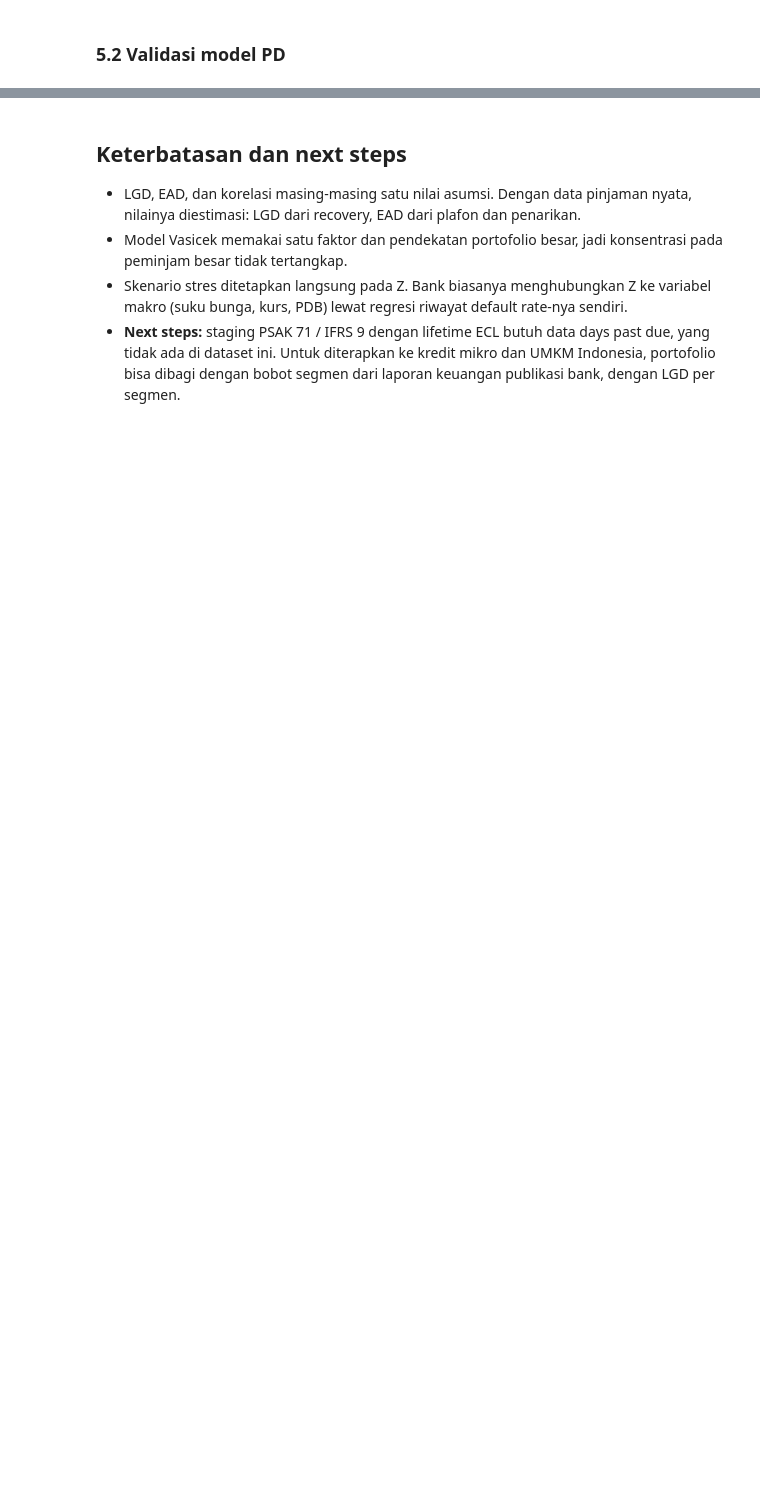
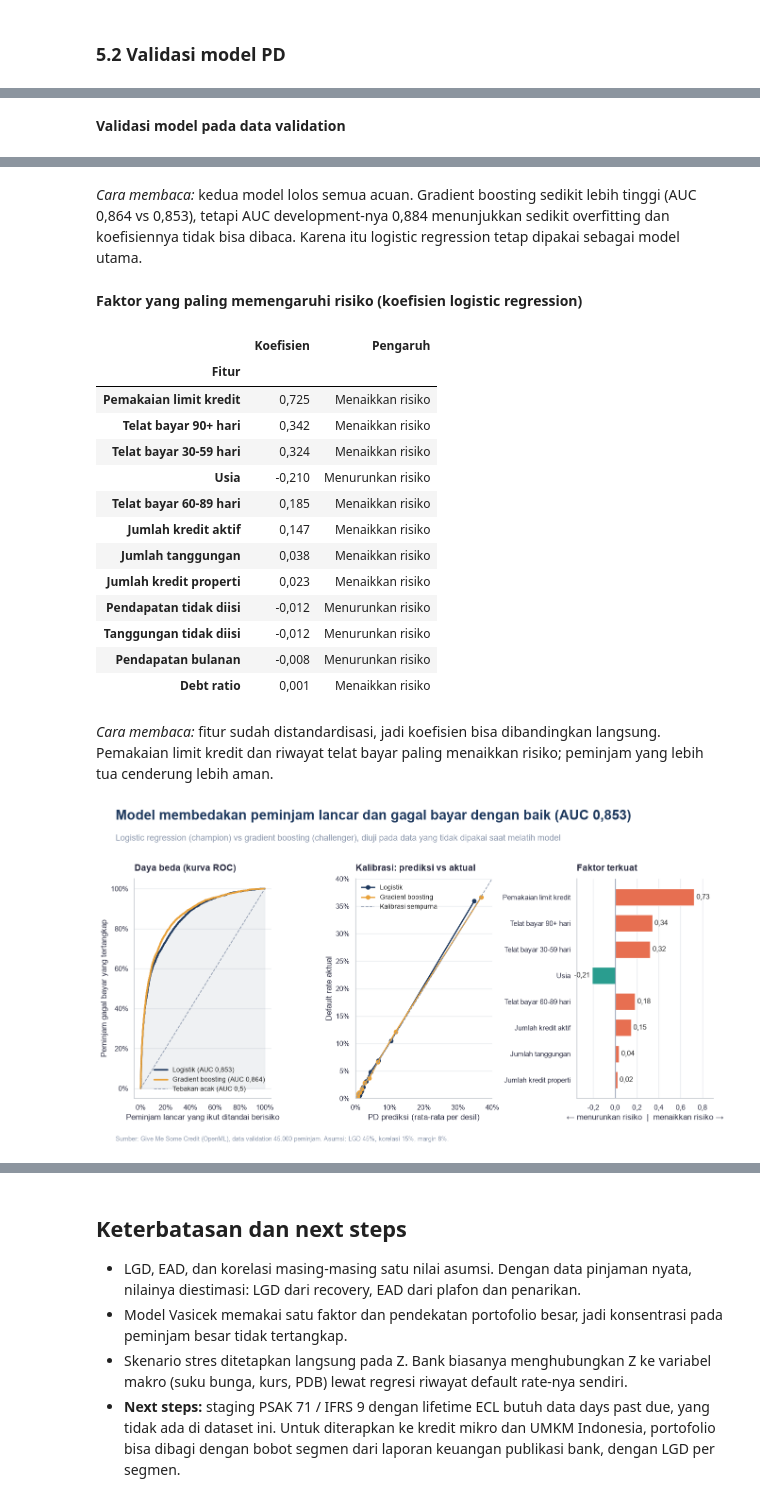
Before and after one commit to aldo02032004/credit-risk-model, a Jupyter notebook: credit_risk_model.ipynb, the cells around one changed output, grey strips where cells are left out. Saved outputs shown, nothing was run; the diff lists cells and outputs as text; code cells hidden in the pictures; blank space fills up the shorter version.

```diff
--- a/credit_risk_model.ipynb
+++ b/credit_risk_model.ipynb
@@ -278,0 +310,58 @@ Default rate aktual per desil skor (1 = skor terendah):
+# %%
+g = val.loc["Gradient boosting"]
+baris = [("AUC", "AUC", 3, "≥ 0,75", "Peluang model memberi PD lebih tinggi ke peminjam gagal bayar daripada ke peminjam lancar"),
+         ("Gini", "Gini", 3, "≥ 0,50", "Sama dengan 2 × AUC − 1, ukuran daya beda yang lazim dipakai bank"),
+         ("KS", "KS", 3, "≥ 0,30", "Jarak terbesar antara sebaran skor peminjam lancar dan gagal bayar"),
+         ("Brier score", "Brier", 4, "Makin kecil makin baik", "Rata-rata kuadrat selisih PD prediksi dengan hasil aktual"),
+         ("AUC data development", "AUC dev", 3, "Dekat AUC validation", "Selisih besar berarti model menghafal data latih (overfitting)"),
+         ("PSI development → validation", "PSI dev→val", 4, "< 0,10", "Pergeseran sebaran skor; makin kecil makin stabil")]
+tabel_val = pd.DataFrame([(lab, num(v[k], d), num(g[k], d), acuan, arti) for lab, k, d, acuan, arti in baris],
+                         columns=["Metrik", "Logistik (champion)", "Gradient boosting (challenger)", "Acuan", "Arti"])
+tabel_val.loc[len(tabel_val)] = ["PD rata-rata vs default aktual", f"{pct(v['PD rata-rata'], 2)} vs {pct(v['Default rate aktual'], 2)}",
+                                 f"{pct(g['PD rata-rata'], 2)} vs {pct(g['Default rate aktual'], 2)}", "Sama",
+                                 "Cek apakah level PD tepat (kalibrasi), bukan hanya urutannya"]
+tampil("Validasi model pada data validation", tabel_val.set_index("Metrik"),
+       f"kedua model lolos semua acuan. Gradient boosting sedikit lebih tinggi (AUC {num(g.AUC)} vs {num(v.AUC)}), "
+       f"tetapi AUC development-nya {num(g['AUC dev'])} menunjukkan sedikit overfitting dan koefisiennya tidak bisa dibaca. "
+       "Karena itu logistic regression tetap dipakai sebagai model utama.")
+
+tampil("Faktor yang paling memengaruhi risiko (koefisien logistic regression)",
+       pd.DataFrame({"Koefisien": coef.map(num).values,
+                     "Pengaruh": np.where(coef > 0, "Menaikkan risiko", "Menurunkan risiko")},
+                    index=pd.Index(coef.index.map(nama_fitur), name="Fitur")),
+       "fitur sudah distandardisasi, jadi koefisien bisa dibandingkan langsung. Pemakaian limit kredit dan riwayat "
+       "telat bayar paling menaikkan risiko; peminjam yang lebih tua cenderung lebih aman.")
+
+fig = slide(f"Model membedakan peminjam lancar dan gagal bayar dengan baik (AUC {num(v.AUC)})",
+            "Logistic regression (champion) vs gradient boosting (challenger), diuji pada data yang tidak dipakai saat melatih model")
+ax = fig.subplots(1, 3, gridspec_kw={"width_ratios": [1, 1, 1]})
+fig.subplots_adjust(top=0.76, bottom=0.14, left=0.06, right=0.98, wspace=0.62)
+warna_model = {"Logistik": C["navy"], "Gradient boosting": C["emas"]}
+for k, p in p_val.items():
+    fpr, tpr, _ = roc_curve(y_val, p)
+    ax[0].plot(fpr, tpr, color=warna_model[k], lw=2.5, label=f"{k} (AUC {num(val.AUC[k])})")
+    if k == "Logistik":
+        ax[0].fill_between(fpr, tpr, color=C["navy"], alpha=0.07)
+    pt, pp = calibration_curve(y_val, p, n_bins=10, strategy="quantile")
+    ax[1].plot(pp, pt, "o-", color=warna_model[k], lw=2, ms=6, label=k)
+ax[0].plot([0, 1], [0, 1], "--", color=C["abu"], lw=1.2, label="Tebakan acak (AUC 0,5)")
+ax[0].set(title="Daya beda (kurva ROC)", xlabel="Peminjam lancar yang ikut ditandai berisiko",
+          ylabel="Peminjam gagal bayar yang tertangkap")
+ax[0].legend(loc="lower right", fontsize=10)
+ax[1].plot([0, 0.4], [0, 0.4], "--", color=C["abu"], lw=1.2, label="Kalibrasi sempurna")
+ax[1].set(title="Kalibrasi: prediksi vs aktual", xlabel="PD prediksi (rata-rata per desil)",
+          ylabel="Default rate aktual", xlim=(0, 0.4), ylim=(0, 0.4))
+ax[1].legend(loc="upper left", fontsize=10)
+for a in ax[:2]:
+    a.xaxis.set_major_formatter(fmt_pct); a.yaxis.set_major_formatter(fmt_pct)
+top = coef.head(8)[::-1]
+ax[2].barh(top.index.map(nama_fitur), top, color=[C["merah"] if x > 0 else C["teal"] for x in top], height=0.65)
+for i, x in enumerate(top):
+    ax[2].text(x + (0.02 if x > 0 else -0.02), i, num(x, 2), va="center", ha="left" if x > 0 else "right", fontsize=10.5)
+ax[2].axvline(0, color=C["abu"], lw=1)
+ax[2].set(title="Faktor terkuat", xlabel="← menurunkan risiko  |  menaikkan risiko →", xlim=(-0.35, 0.9), xticks=[-0.2, 0, 0.2, 0.4, 0.6, 0.8])
+ax[2].xaxis.set_major_formatter(mtick.FuncFormatter(lambda x, _: num(x, 1)))
+ax[2].grid(axis="x", color="#E6E9ED"); ax[2].grid(axis="y", visible=False)
+fig.savefig("images/02_validasi.png"); plt.show()
+# %% [output]
+**Validasi model pada data validation**
@@ -278,0 +377,18 @@ Default rate aktual per desil skor (1 = skor terendah):
+*Cara membaca:* kedua model lolos semua acuan. Gradient boosting sedikit lebih tinggi (AUC 0,864 vs 0,853), tetapi AUC development-nya 0,884 menunjukkan sedikit overfitting dan koefisiennya tidak bisa dibaca. Karena itu logistic regression tetap dipakai sebagai model utama.
+**Faktor yang paling memengaruhi risiko (koefisien logistic regression)**
+|  | Koefisien | Pengaruh |
+| Fitur |  |  |
+| Pemakaian limit kredit | 0,725 | Menaikkan risiko |
+| Telat bayar 90+ hari | 0,342 | Menaikkan risiko |
+| Telat bayar 30-59 hari | 0,324 | Menaikkan risiko |
+| Usia | -0,210 | Menurunkan risiko |
+| Telat bayar 60-89 hari | 0,185 | Menaikkan risiko |
+| Jumlah kredit aktif | 0,147 | Menaikkan risiko |
+| Jumlah tanggungan | 0,038 | Menaikkan risiko |
+| Jumlah kredit properti | 0,023 | Menaikkan risiko |
+| Pendapatan tidak diisi | -0,012 | Menurunkan risiko |
+| Tanggungan tidak diisi | -0,012 | Menurunkan risiko |
+| Pendapatan bulanan | -0,008 | Menurunkan risiko |
+| Debt ratio | 0,001 | Menaikkan risiko |
+*Cara membaca:* fitur sudah distandardisasi, jadi koefisien bisa dibandingkan langsung. Pemakaian limit kredit dan riwayat telat bayar paling menaikkan risiko; peminjam yang lebih tua cenderung lebih aman.
+[figure, added]
```
Also changed, not shown: parts of 16 cells of this notebook, 7 other files.
